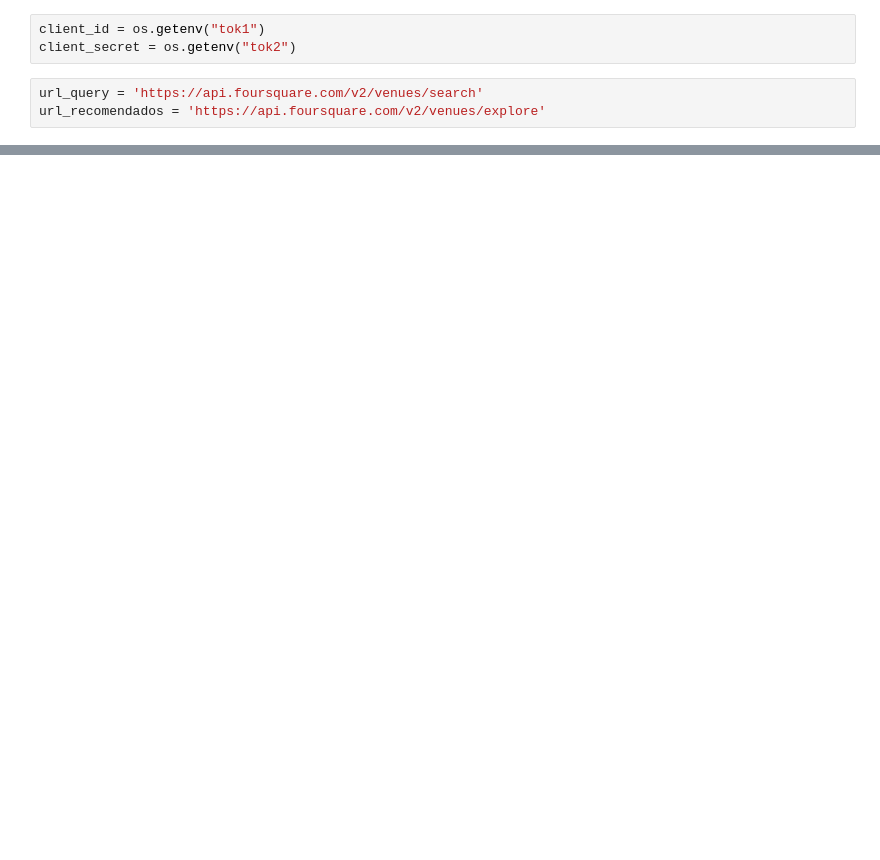
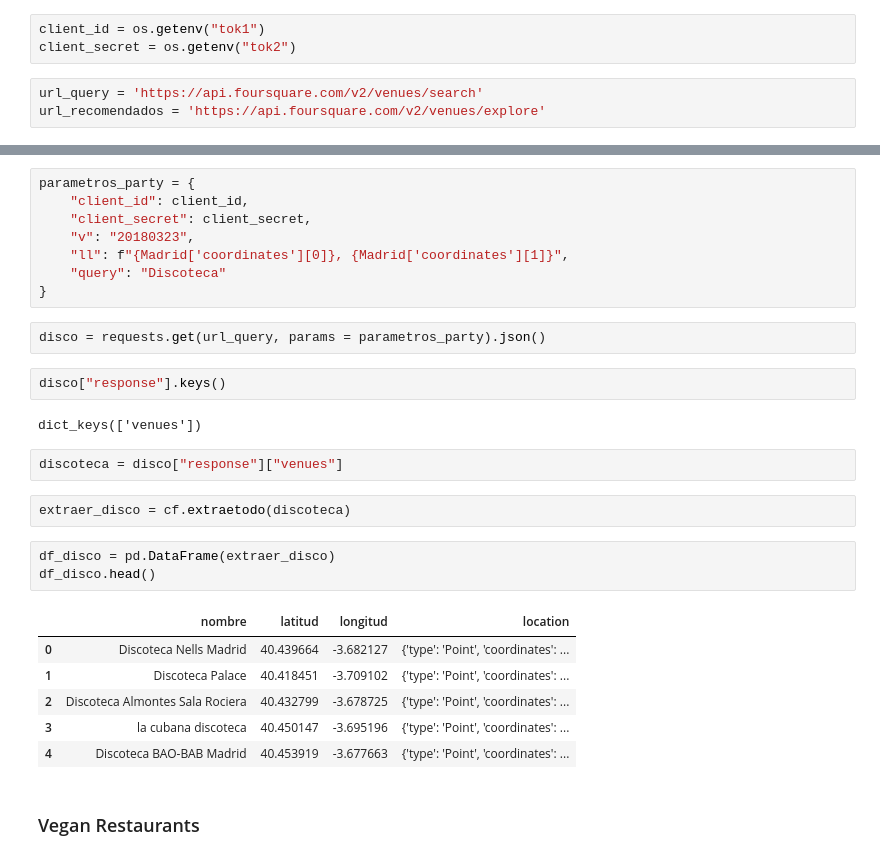
Before and after one commit to Beapsp/Geospatial-data-project, a Jupyter notebook: notebook/Untitled.ipynb, the cells around one changed output, grey strips where cells are left out. Cells and saved outputs as stored; diff of their text form; blank space fills up the shorter version.

```diff
--- a/notebook/Untitled.ipynb
+++ b/notebook/Untitled.ipynb
@@ -32,0 +216,30 @@ parametros = {
+# %%
+parametros_party = {
+    "client_id": client_id,
+    "client_secret": client_secret,
+    "v": "20180323",
+    "ll": f"{Madrid['coordinates'][0]}, {Madrid['coordinates'][1]}",
+    "query": "Discoteca"
+}
+# %%
+disco = requests.get(url_query, params = parametros_party).json()
+# %%
+disco["response"].keys()
+# %% [output]
+dict_keys(['venues'])
+# %%
+discoteca = disco["response"]["venues"]
+# %%
+extraer_disco = cf.extraetodo(discoteca)
+# %%
+df_disco = pd.DataFrame(extraer_disco)
+df_disco.head()
+# %% [output]
+|  | nombre | latitud | longitud | location |
+| 0 | Discoteca Nells Madrid | 40.439664 | -3.682127 | {'type': 'Point', 'coordinates': ... |
+| 1 | Discoteca Palace | 40.418451 | -3.709102 | {'type': 'Point', 'coordinates': ... |
+| 2 | Discoteca Almontes Sala Rociera | 40.432799 | -3.678725 | {'type': 'Point', 'coordinates': ... |
+| 3 | la cubana discoteca | 40.450147 | -3.695196 | {'type': 'Point', 'coordinates': ... |
+| 4 | Discoteca BAO-BAB Madrid | 40.453919 | -3.677663 | {'type': 'Point', 'coordinates': ... |
+# %% [markdown]
+### Vegan Restaurants
```
Also changed, not shown: parts of 51 cells of this notebook, 2 other files.
